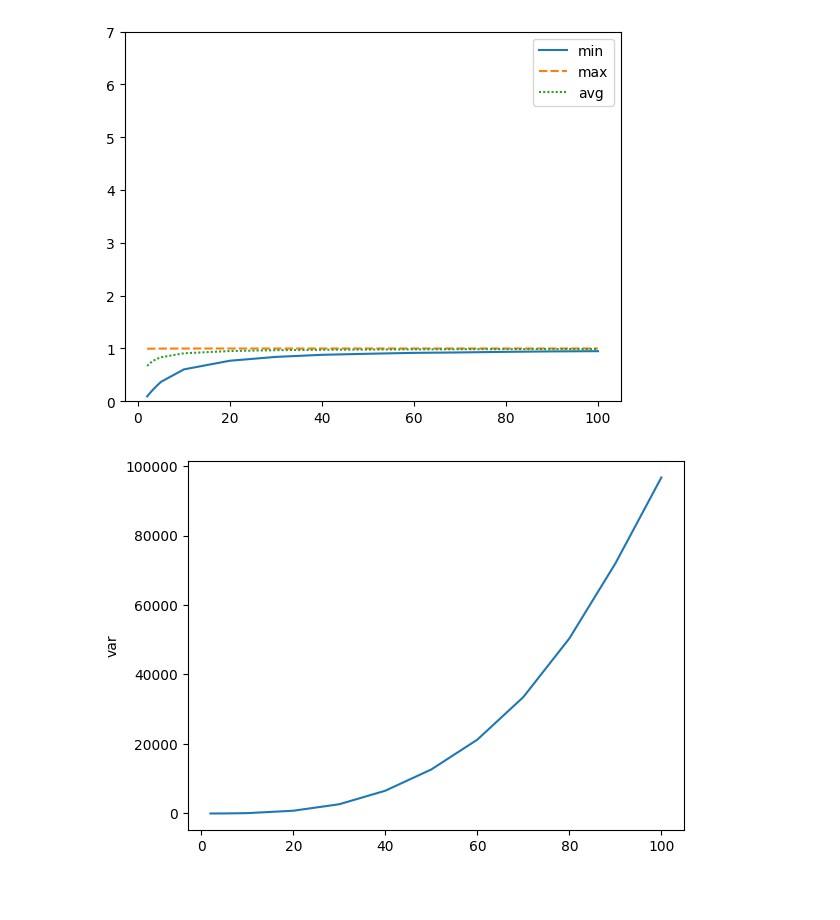
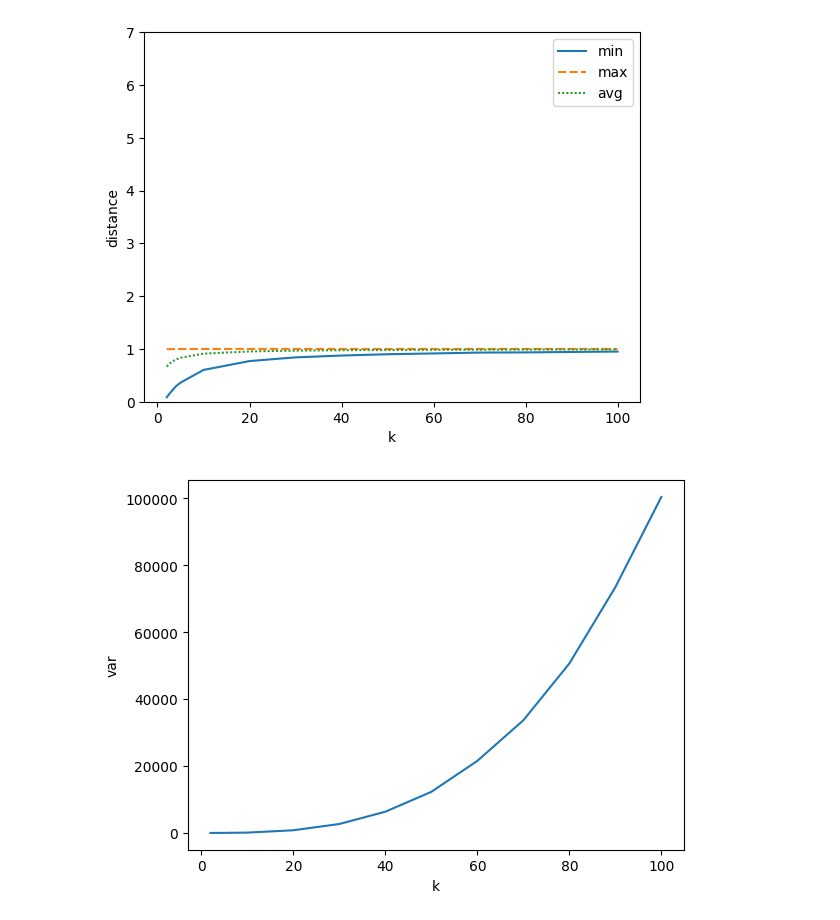
Before and after one commit to lassimalvikko/MDM24, a Jupyter notebook: Ex1/ex1.ipynb, the cells around one changed output. Cells and saved outputs as stored; diff of their text form; code cells hidden in the pictures; blank space fills up the shorter version.

Commit message:
added axis labels to figures

```diff
--- a/Ex1/ex1.ipynb
+++ b/Ex1/ex1.ipynb
@@ -118,16 +123,18 @@ ax.get_figure().savefig("mma5.png")
 # %%
 # min, max, avg plot, p = inf
 ax = sns.lineplot(data = dfs['inf'][['min', 'max', 'avg']])
+ax.set(xlabel = 'k', ylabel = 'distance')
 ax.set_ylim([0, 7])
 ax.get_figure().savefig("mmainf.png")
 # %% [output]
-[figure, old version]
+[figure, new version]
 # %%
 # variance plot, p = 0.5
 ax = sns.lineplot(data = dfs[0.5]['var'])
+ax.set(xlabel = 'k', ylabel = 'var')
 ax.get_figure().savefig('var05.png')
 # %% [output]
-[figure, old version]
+[figure, new version]
 # %%
 # variance plot, p = 1
 ax = sns.lineplot(data = dfs[1]['var'])
```
Also changed, not shown: parts of 9 cells of this notebook.
